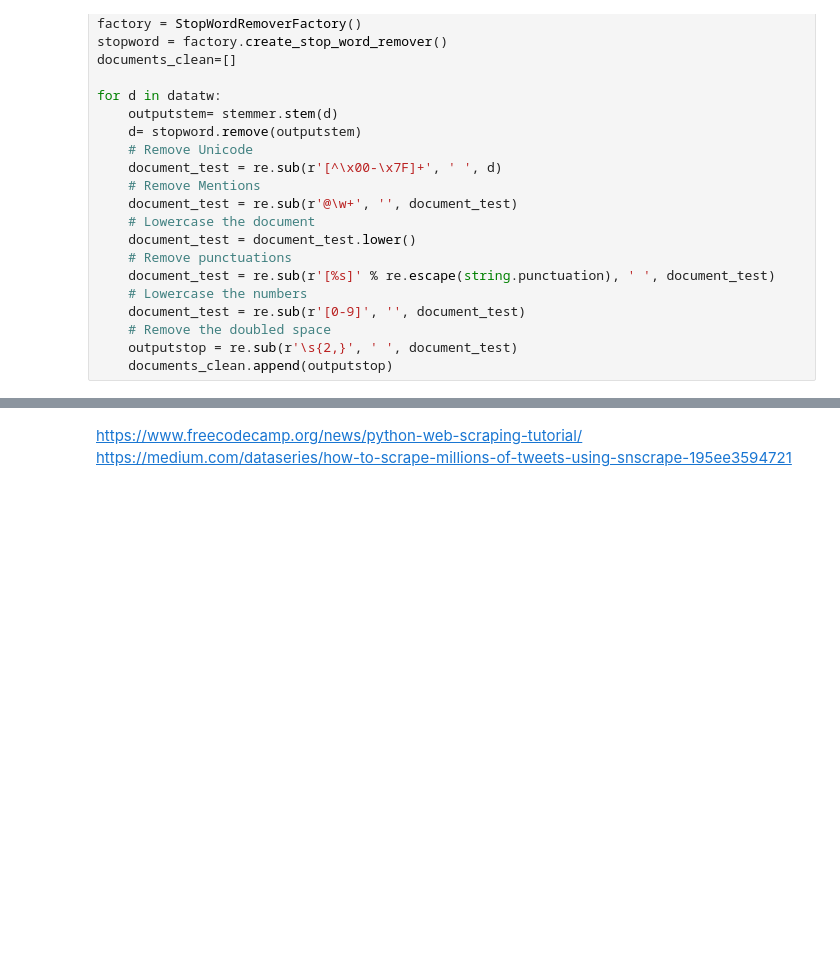
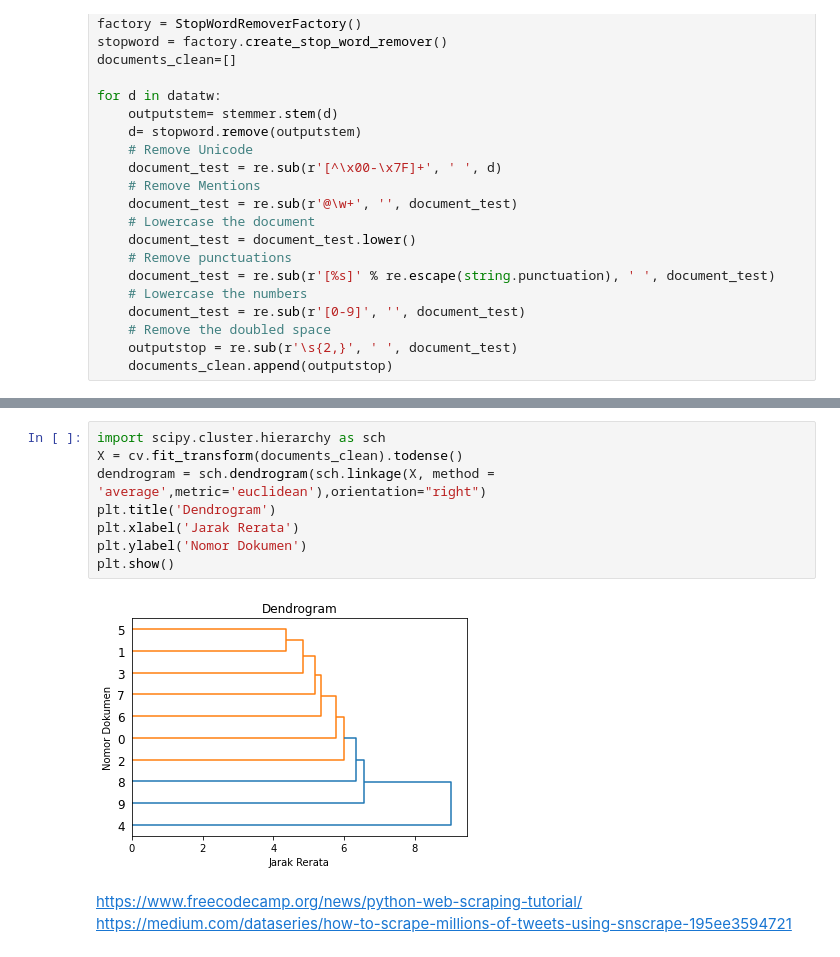
Before and after one commit to kungfumas/stbi, a Jupyter notebook: snsscrapetweet.ipynb, the cells around one changed output, grey strips where cells are left out. Saved outputs shown, nothing was run; the diff lists cells and outputs as text; blank space fills up the shorter version.

```diff
--- a/snsscrapetweet.ipynb
+++ b/snsscrapetweet.ipynb
@@ -123,3 +196,13 @@ for d in datatw:
+# %%
+import scipy.cluster.hierarchy as sch
+X = cv.fit_transform(documents_clean).todense()
+dendrogram = sch.dendrogram(sch.linkage(X, method = 'average',metric='euclidean'),orientation="right")
+plt.title('Dendrogram')
+plt.xlabel('Jarak Rerata')
+plt.ylabel('Nomor Dokumen')
+plt.show()
+# %% [output]
+[figure, added]
 # %% [markdown]
 https://www.freecodecamp.org/news/python-web-scraping-tutorial/
 https://medium.com/dataseries/how-to-scrape-millions-of-tweets-using-snscrape-195ee3594721
```
Also changed, not shown: parts of 8 cells of this notebook.
